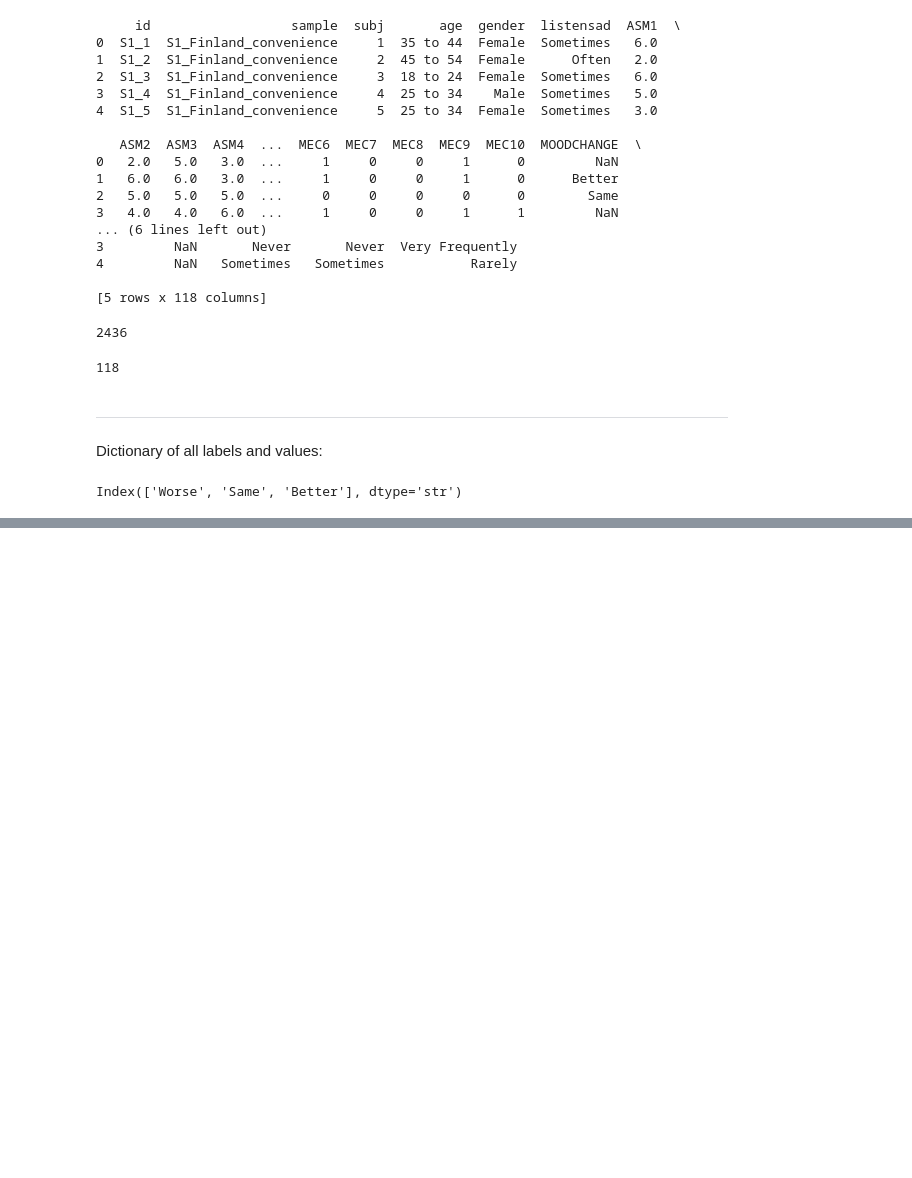
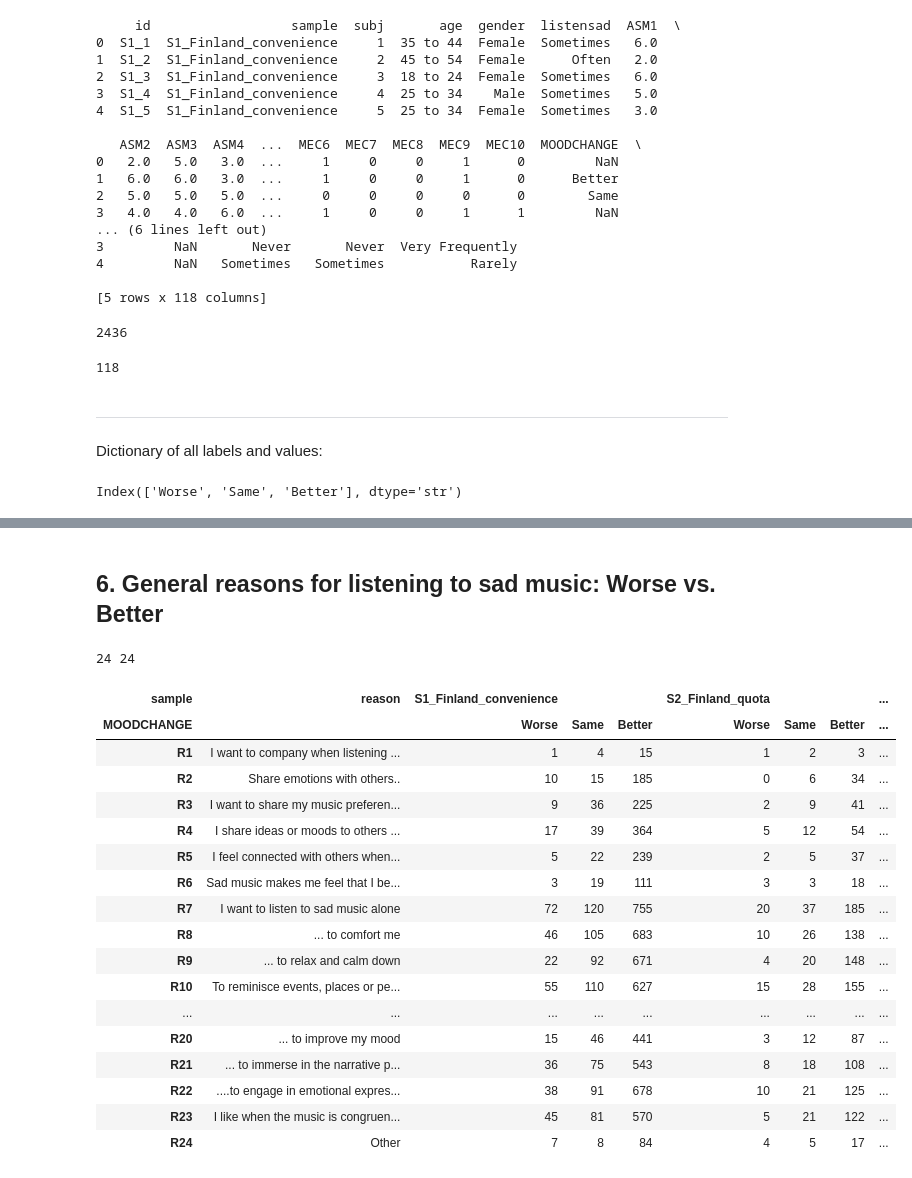
Before and after one commit to chaymaeloukili/melancholy-vs-rumination, a Jupyter notebook: notebooks/03_analysis.ipynb, the cells around one changed output, grey strips where cells are left out. Drawn from its saved outputs; the diff is of its cells as text; code cells hidden in the pictures; blank space fills up the shorter version.

```diff
--- a/notebooks/03_analysis.ipynb
+++ b/notebooks/03_analysis.ipynb
@@ -66,0 +479,34 @@ Index(['Worse', 'Same', 'Better'], dtype='str')
+# %% [markdown]
+## 6. General reasons for listening to sad music: Worse vs. Better
+# %%
+# R1-R24: general reasons for listening to sad music (checkbox: 1 = ticked)
+reason_cols = [c for c in df.columns if c.startswith("R") and c[1:].isdigit()]
+reason_labels = pd.read_csv(RAW_DIR / "REASON_label.csv", header=None)[0].tolist()
+
+print(len(reason_cols), len(reason_labels))   # expected: 24 24
+# %% [output]
+24 24
+# %%
+# Number of people who ticked each reason, per sample and mood group
+reason_counts = df.groupby(['sample', 'MOODCHANGE'], observed=True)[reason_cols].sum().T
+reason_counts.insert(0, "reason", reason_labels)
+reason_counts
+# %% [output]
+| sample | reason | S1_Finland_convenience |  |  | S2_Finland_quota |  |  | ... |
+| MOODCHANGE |  | Worse | Same | Better | Worse | Same | Better | ... |
+| R1 | I want to company when listening ... | 1 | 4 | 15 | 1 | 2 | 3 | ... |
+| R2 | Share emotions with others.. | 10 | 15 | 185 | 0 | 6 | 34 | ... |
+| R3 | I want to share my music preferen... | 9 | 36 | 225 | 2 | 9 | 41 | ... |
+| R4 | I share ideas or moods to others ... | 17 | 39 | 364 | 5 | 12 | 54 | ... |
+| R5 | I feel connected with others when... | 5 | 22 | 239 | 2 | 5 | 37 | ... |
+| R6 | Sad music makes me feel that I be... | 3 | 19 | 111 | 3 | 3 | 18 | ... |
+| R7 | I want to listen to sad music alone | 72 | 120 | 755 | 20 | 37 | 185 | ... |
+| R8 | ... to comfort me | 46 | 105 | 683 | 10 | 26 | 138 | ... |
+| R9 | ... to relax and calm down | 22 | 92 | 671 | 4 | 20 | 148 | ... |
+| R10 | To reminisce events, places or pe... | 55 | 110 | 627 | 15 | 28 | 155 | ... |
+| ... | ... | ... | ... | ... | ... | ... | ... | ... |
+| R20 | ... to improve my mood | 15 | 46 | 441 | 3 | 12 | 87 | ... |
+| R21 | ... to immerse in the narrative p... | 36 | 75 | 543 | 8 | 18 | 108 | ... |
+| R22 | ....to engage in emotional expres... | 38 | 91 | 678 | 10 | 21 | 125 | ... |
+| R23 | I like when the music is congruen... | 45 | 81 | 570 | 5 | 21 | 122 | ... |
+| R24 | Other | 7 | 8 | 84 | 4 | 5 | 17 | ... |
```
Also changed, not shown: parts of 49 cells of this notebook, 3 other files.
